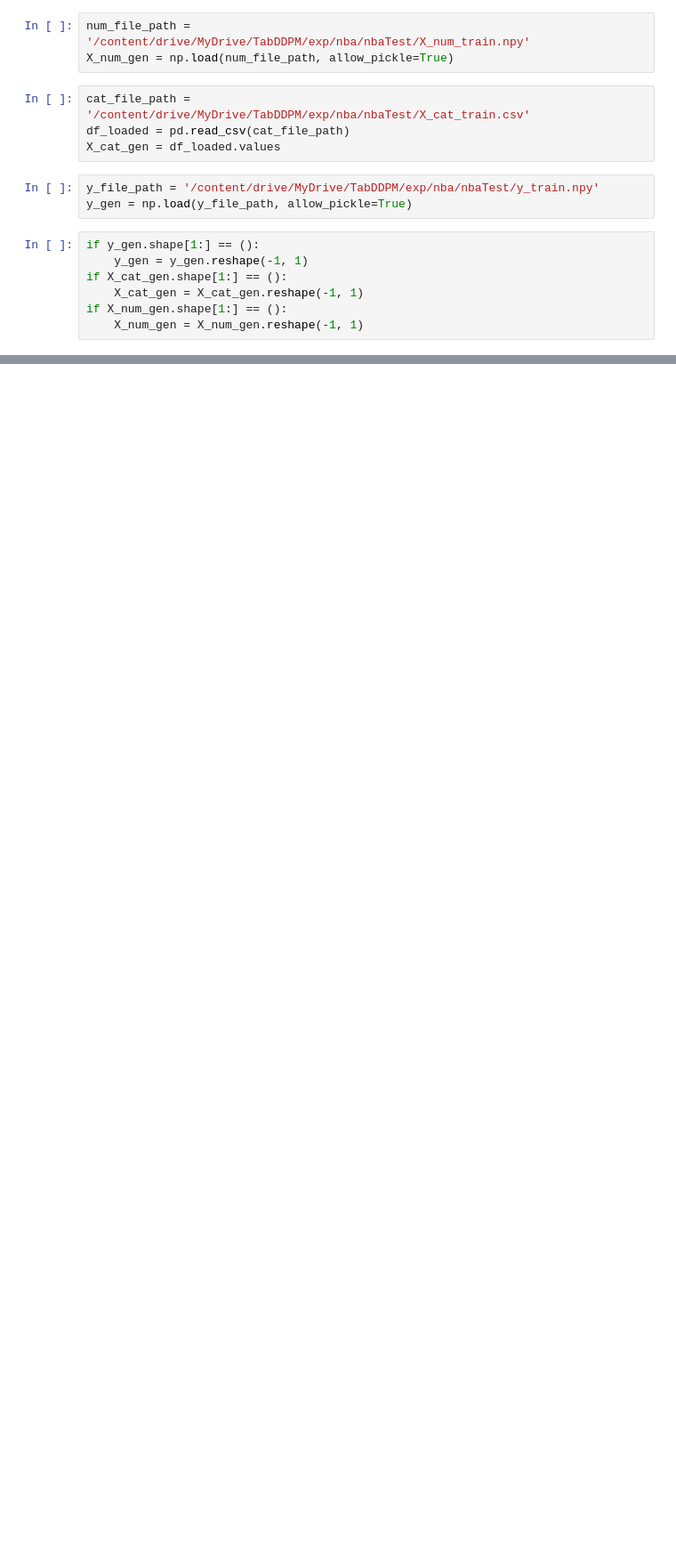
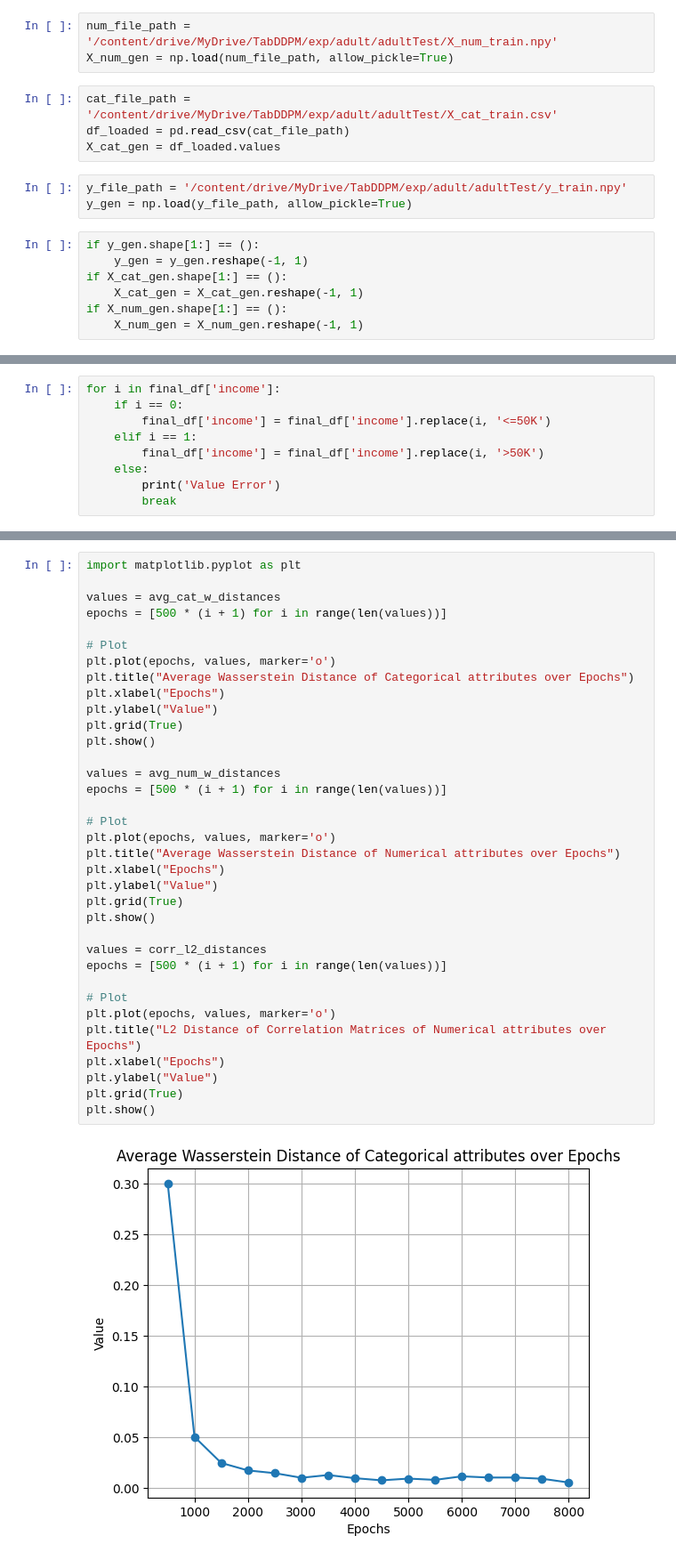
Before and after one commit to stavroskout/Synthetic-Tabular-Data, a Jupyter notebook: TabDDPM/TabDDPM.ipynb, the cells around one changed output, grey strips where cells are left out. Shown at 89% size. Drawn from its saved outputs; the diff is of its cells as text; blank space fills up the shorter version.

```diff
--- a/TabDDPM/TabDDPM.ipynb
+++ b/TabDDPM/TabDDPM.ipynb
@@ -253,12 +316,12 @@ Successfully installed alembic-1.16.1 asttokens-3.0.0 catboost-1.2.8 category-en
 # %%
-num_file_path =  '/content/drive/MyDrive/TabDDPM/exp/nba/nbaTest/X_num_train.npy'
+num_file_path =  '/content/drive/MyDrive/TabDDPM/exp/adult/adultTest/X_num_train.npy'
 X_num_gen = np.load(num_file_path, allow_pickle=True)
 # %%
-cat_file_path =  '/content/drive/MyDrive/TabDDPM/exp/nba/nbaTest/X_cat_train.csv'
+cat_file_path =  '/content/drive/MyDrive/TabDDPM/exp/adult/adultTest/X_cat_train.csv'
 df_loaded = pd.read_csv(cat_file_path)
 X_cat_gen = df_loaded.values
 # %%
-y_file_path = '/content/drive/MyDrive/TabDDPM/exp/nba/nbaTest/y_train.npy'
+y_file_path = '/content/drive/MyDrive/TabDDPM/exp/adult/adultTest/y_train.npy'
 y_gen = np.load(y_file_path, allow_pickle=True)
 # %%
 if y_gen.shape[1:] == ():
@@ -272,0 +335,9 @@ final_df
+# %%
+for i in final_df['income']:
+    if i == 0:
+        final_df['income'] = final_df['income'].replace(i, '<=50K')
+    elif i == 1:
+        final_df['income'] = final_df['income'].replace(i, '>50K')
+    else:
+        print('Value Error')
+        break
@@ -272,0 +346,37 @@ final_df
+# %%
+import matplotlib.pyplot as plt
+
+values = avg_cat_w_distances
+epochs = [500 * (i + 1) for i in range(len(values))]
+
+# Plot
+plt.plot(epochs, values, marker='o')
+plt.title("Average Wasserstein Distance of Categorical attributes over Epochs")
+plt.xlabel("Epochs")
+plt.ylabel("Value")
+plt.grid(True)
+plt.show()
+
+values = avg_num_w_distances
+epochs = [500 * (i + 1) for i in range(len(values))]
+
+# Plot
+plt.plot(epochs, values, marker='o')
+plt.title("Average Wasserstein Distance of Numerical attributes over Epochs")
+plt.xlabel("Epochs")
+plt.ylabel("Value")
+plt.grid(True)
+plt.show()
+
+values = corr_l2_distances
+epochs = [500 * (i + 1) for i in range(len(values))]
+
+# Plot
+plt.plot(epochs, values, marker='o')
+plt.title("L2 Distance of Correlation Matrices of Numerical attributes over Epochs")
+plt.xlabel("Epochs")
+plt.ylabel("Value")
+plt.grid(True)
+plt.show()
+# %% [output]
+[figure, added]
```
Also changed, not shown: parts of 26 cells of this notebook.
